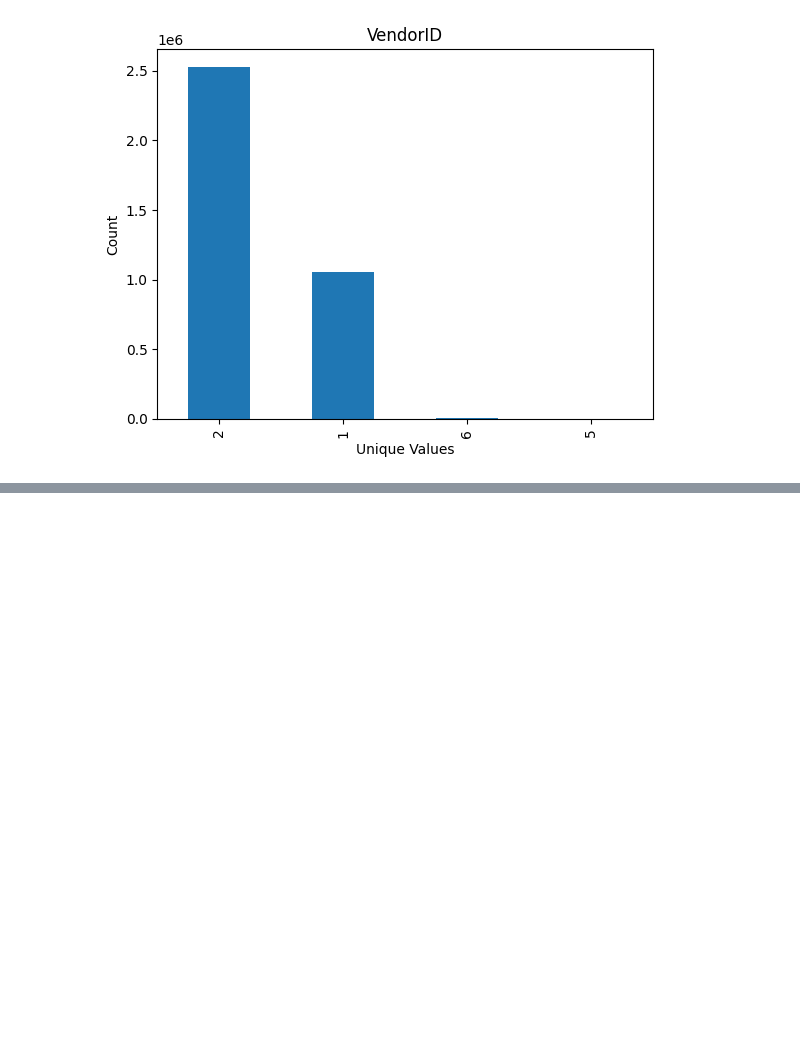
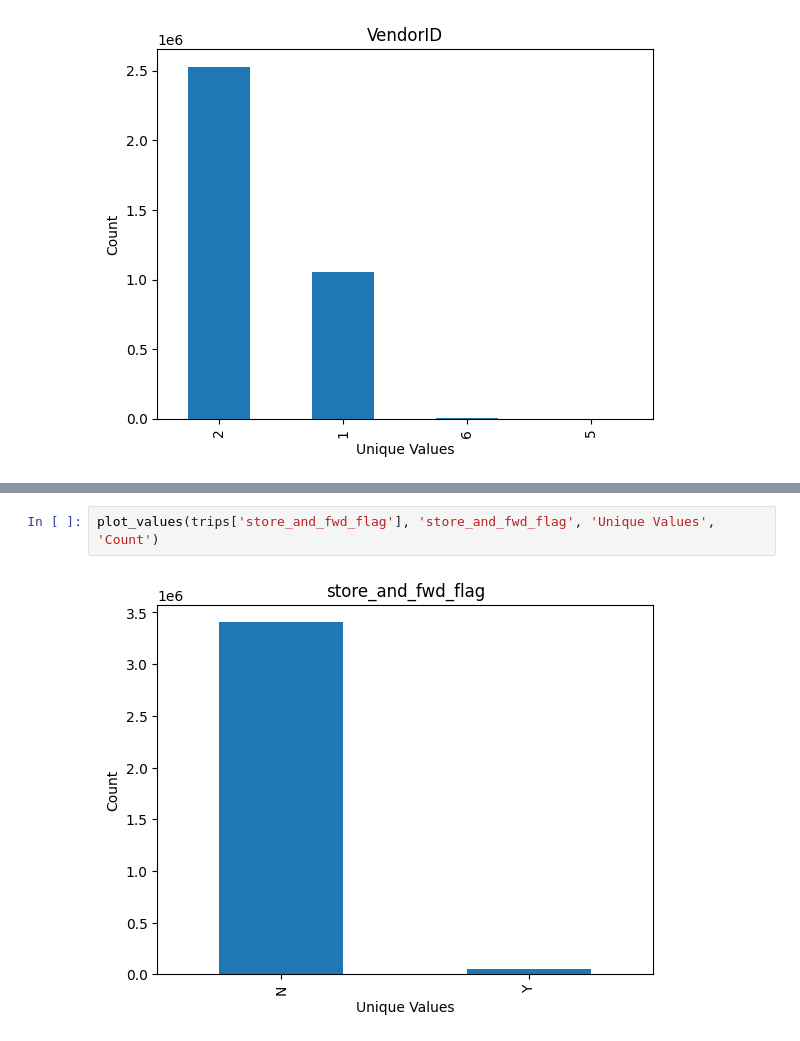
Before and after one commit to yulissateran/taxi-price-predictor, a Jupyter notebook: Taxi-Price-Predictor.ipynb, the cells around one changed output, grey strips where cells are left out. Saved outputs shown, nothing was run; the diff lists cells and outputs as text; blank space fills up the shorter version.

```diff
--- a/Taxi-Price-Predictor.ipynb
+++ b/Taxi-Price-Predictor.ipynb
@@ -113,0 +120,4 @@ Name: count, dtype: int64
+# %%
+plot_values(trips['store_and_fwd_flag'], 'store_and_fwd_flag', 'Unique Values', 'Count')
+# %% [output]
+[figure, added]
```
Also changed, not shown: parts of 6 cells of this notebook, 35 other files.
